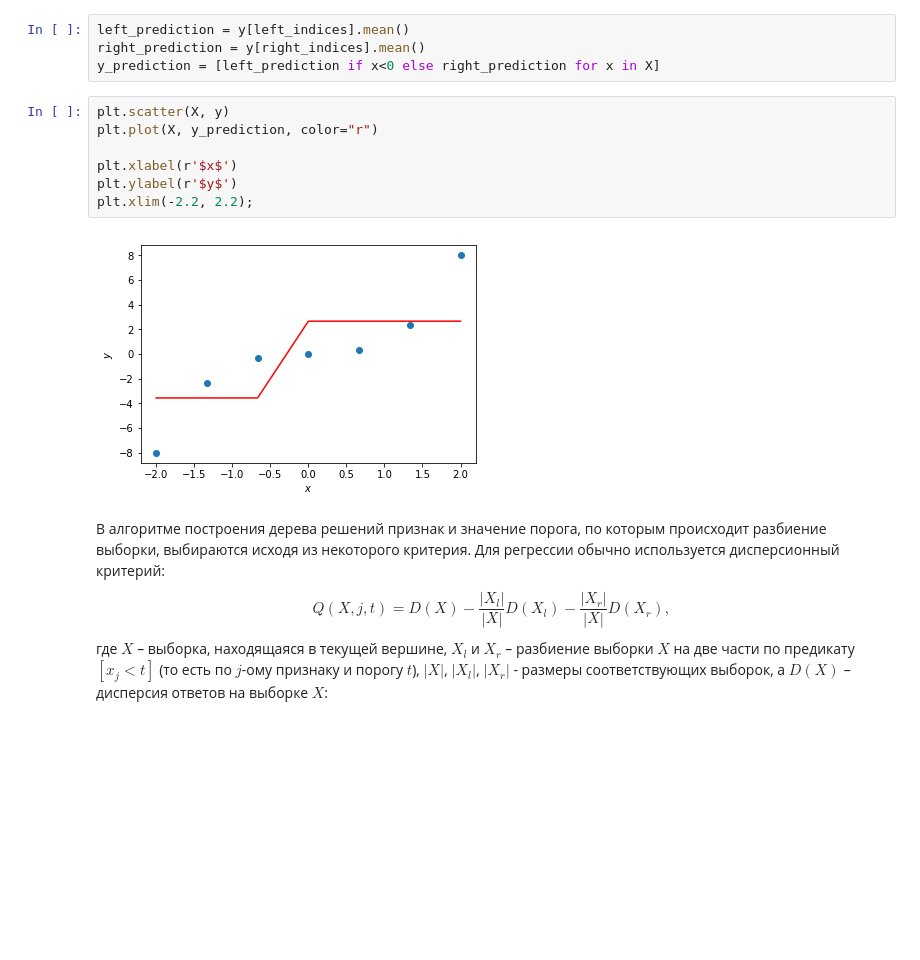
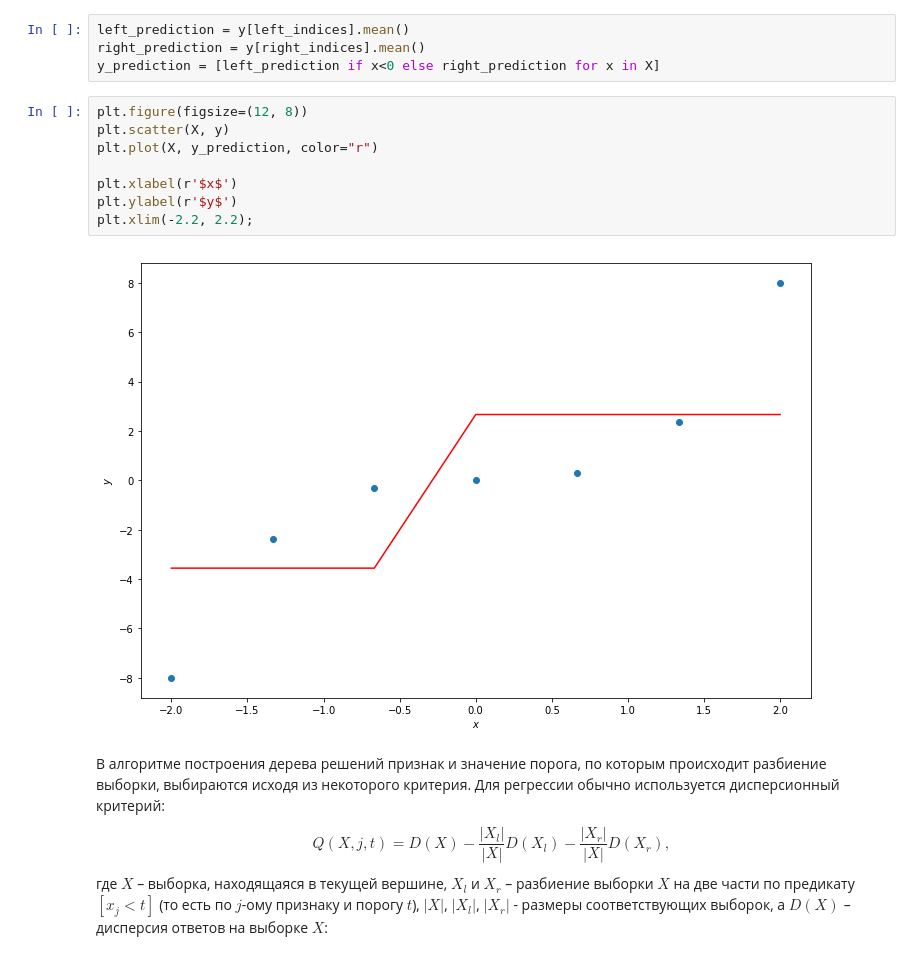
Before and after one commit to Legonaftik/mlcourse-open, a Jupyter notebook: jupyter_russian/homeworks_my/hw3_session3_decision_trees.ipynb, the cells around one changed output. Cells and saved outputs as stored; diff of their text form; blank space fills up the shorter version.

```diff
--- a/jupyter_russian/homeworks_my/hw3_session3_decision_trees.ipynb
+++ b/jupyter_russian/homeworks_my/hw3_session3_decision_trees.ipynb
@@ -72,14 +74,15 @@ left_prediction = y[left_indices].mean()
 right_prediction = y[right_indices].mean()
 y_prediction = [left_prediction if x<0 else right_prediction for x in X]
 # %%
+plt.figure(figsize=(12, 8))
 plt.scatter(X, y)
 plt.plot(X, y_prediction, color="r")
 
 plt.xlabel(r'$x$')
 plt.ylabel(r'$y$')
 plt.xlim(-2.2, 2.2);
 # %% [output]
-[figure, old version]
+[figure, new version]
 # %% [markdown]
 В алгоритме построения дерева решений признак и значение порога, по которым происходит разбиение выборки, выбираются исходя из некоторого критерия. Для регрессии обычно используется дисперсионный критерий:
 $$Q(X, j, t) = D(X) - \dfrac{|X_l|}{|X|} D(X_l) - \dfrac{|X_r|}{|X|} D(X_r),$$
```
Also changed, not shown: parts of 35 cells of this notebook, 1 other file.
